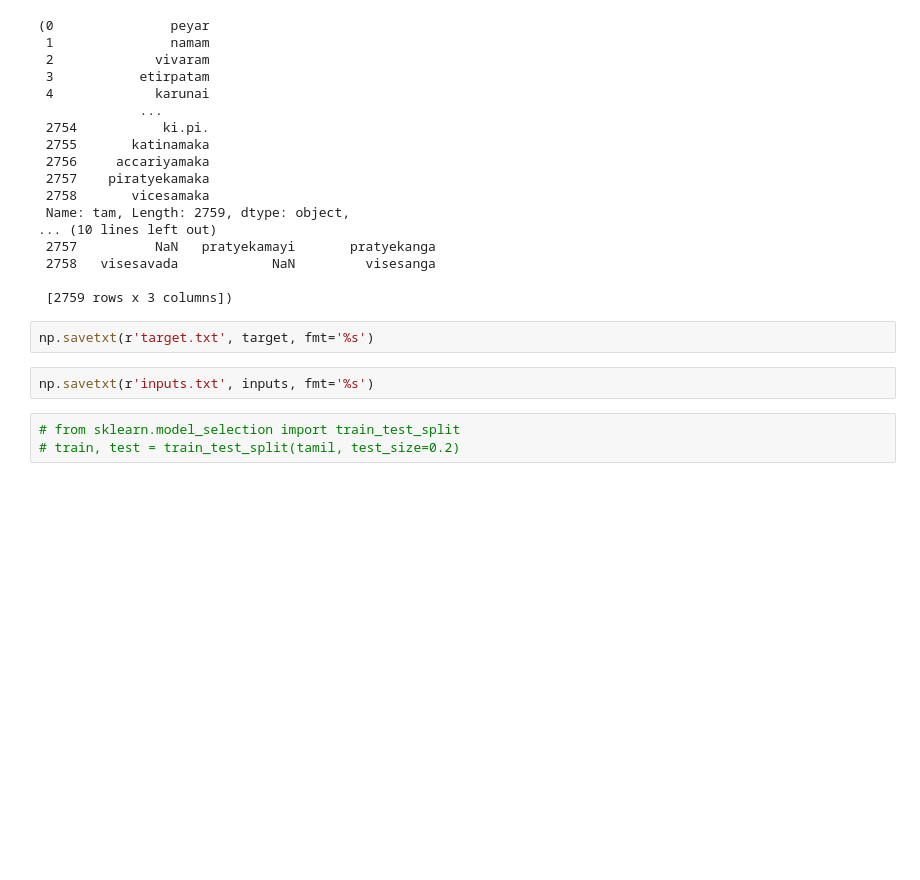
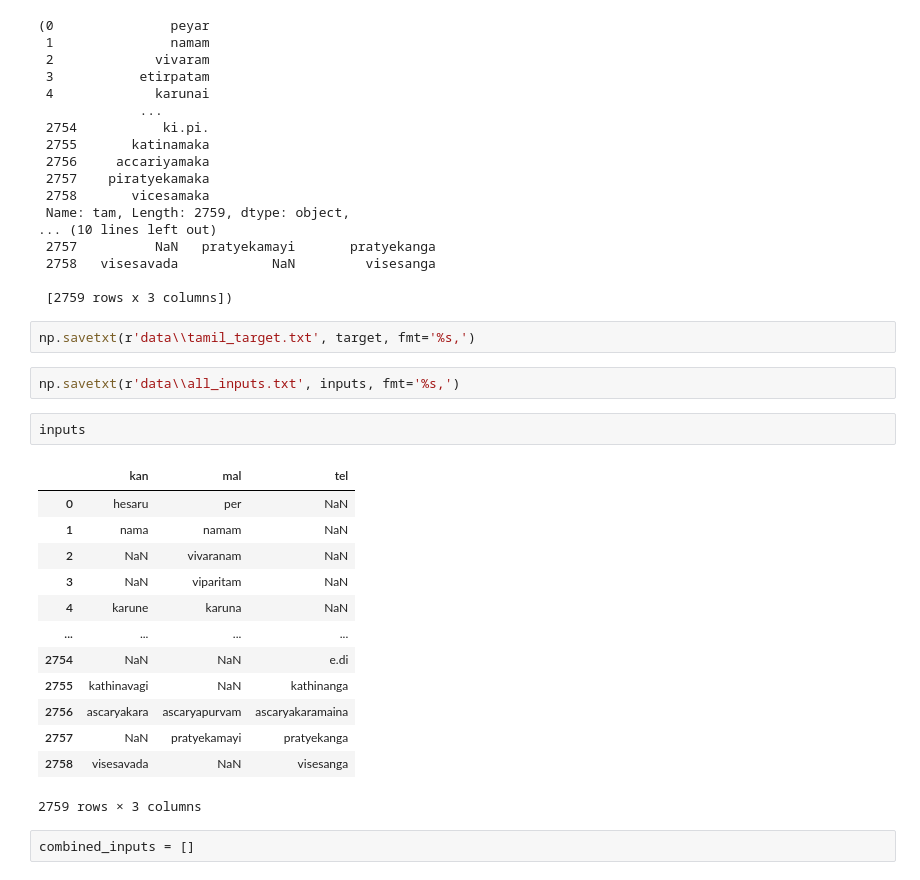
Before and after one commit to kebathan/linguisticfrankenstein, a Jupyter notebook: tamil_reconstruct.ipynb, the cells around one changed output. Drawn from its saved outputs; the diff is of its cells as text; blank space fills up the shorter version.

```diff
--- a/tamil_reconstruct.ipynb
+++ b/tamil_reconstruct.ipynb
@@ -59,9 +59,24 @@ target, inputs
 
  [2759 rows x 3 columns])
 # %%
-np.savetxt(r'target.txt', target, fmt='%s')
+np.savetxt(r'data\\tamil_target.txt', target, fmt='%s,')
 # %%
-np.savetxt(r'inputs.txt', inputs, fmt='%s')
+np.savetxt(r'data\\all_inputs.txt', inputs, fmt='%s,')
-# %%
-# from sklearn.model_selection import train_test_split
-# train, test = train_test_split(tamil, test_size=0.2)
+# %%
+inputs
+# %% [output]
+|  | kan | mal | tel |
+| 0 | hesaru | per | NaN |
+| 1 | nama | namam | NaN |
+| 2 | NaN | vivaranam | NaN |
+| 3 | NaN | viparitam | NaN |
+| 4 | karune | karuna | NaN |
+| ... | ... | ... | ... |
+| 2754 | NaN | NaN | e.di |
+| 2755 | kathinavagi | NaN | kathinanga |
+| 2756 | ascaryakara | ascaryapurvam | ascaryakaramaina |
+| 2757 | NaN | pratyekamayi | pratyekanga |
+| 2758 | visesavada | NaN | visesanga |
+2759 rows × 3 columns
+# %%
+combined_inputs = []
```
Also changed, not shown: parts of 1 cell of this notebook, 3 other files.
